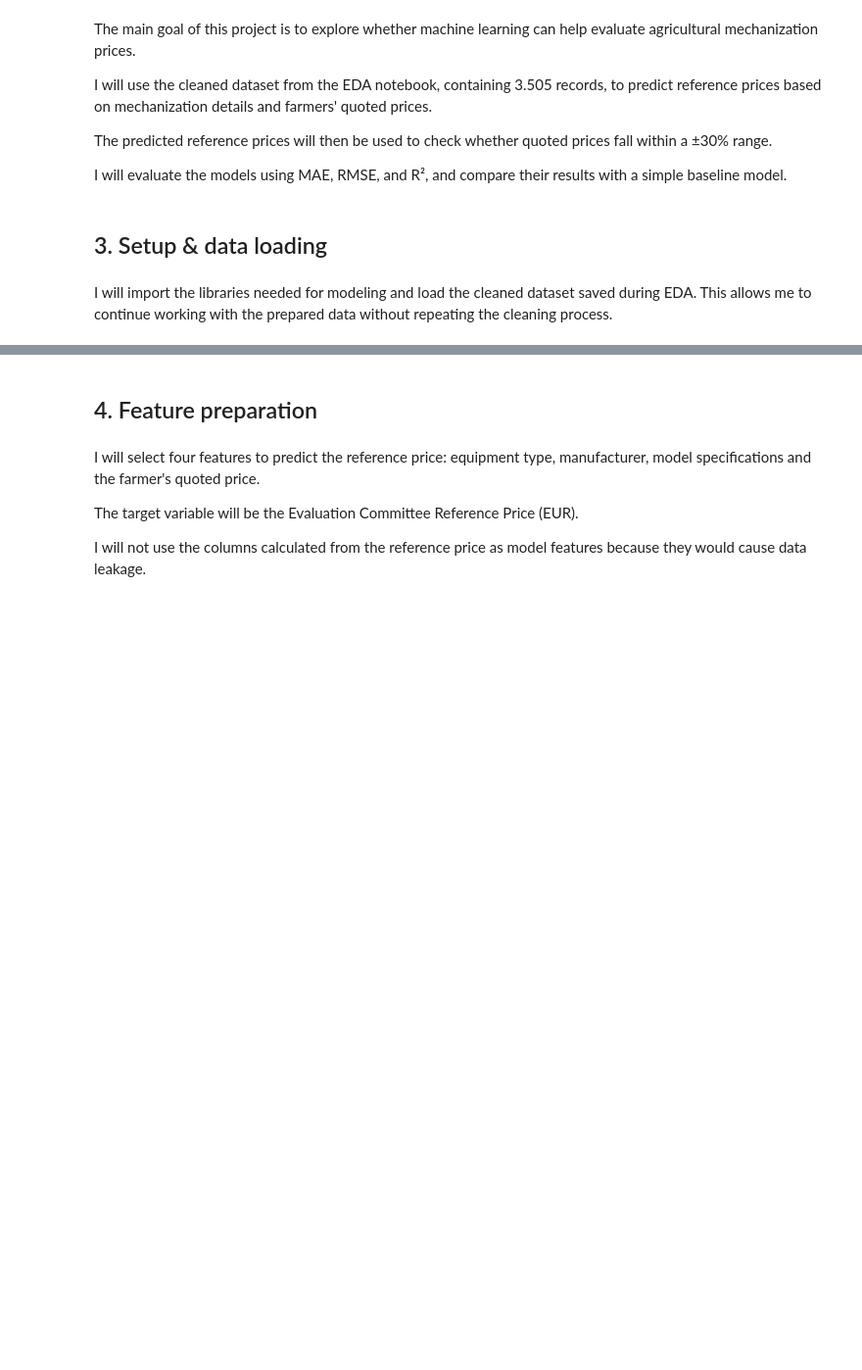
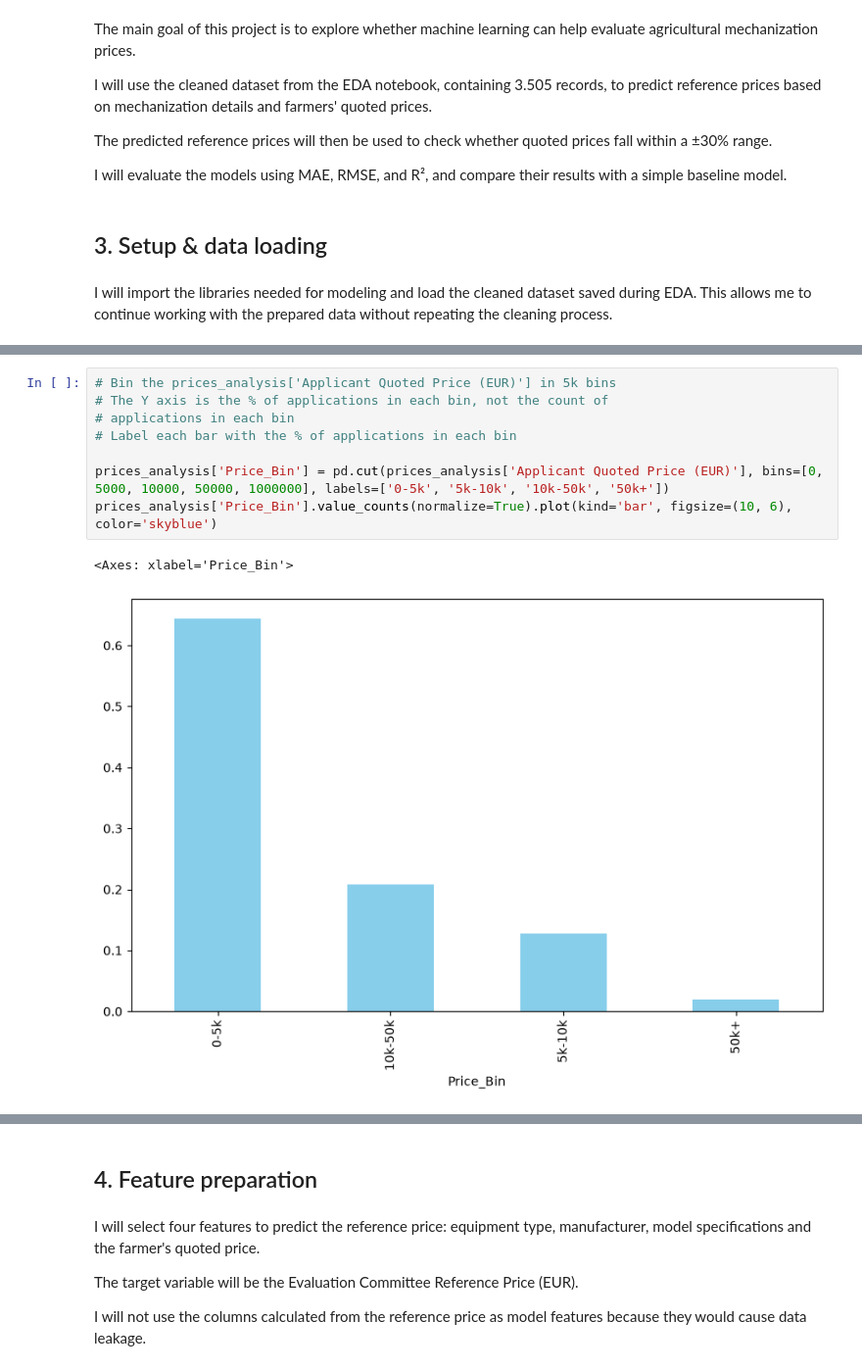
Before and after one commit to milatovicdanka90-maker/dsb_capstone, a Jupyter notebook: Notebooks/Code_review_02_modelling.ipynb, the cells around one changed output, grey strips where cells are left out. Shown at 98% size. Drawn from its saved outputs; the diff is of its cells as text; blank space fills up the shorter version.

```diff
--- a/Notebooks/Code_review_02_modelling.ipynb
+++ b/Notebooks/Code_review_02_modelling.ipynb
@@ -108,0 +105,11 @@ Text(0, 0.5, 'Count of Applications')
+# %%
+# Bin the prices_analysis['Applicant Quoted Price (EUR)'] in 5k bins
+# The Y axis is the % of applications in each bin, not the count of
+# applications in each bin
+# Label each bar with the % of applications in each bin
+
+prices_analysis['Price_Bin'] = pd.cut(prices_analysis['Applicant Quoted Price (EUR)'], bins=[0, 5000, 10000, 50000, 1000000], labels=['0-5k', '5k-10k', '10k-50k', '50k+'])
+prices_analysis['Price_Bin'].value_counts(normalize=True).plot(kind='bar', figsize=(10, 6), color='skyblue')
+# %% [output]
+<Axes: xlabel='Price_Bin'>
+[figure, added]
```
Also changed, not shown: parts of 9 cells of this notebook.
